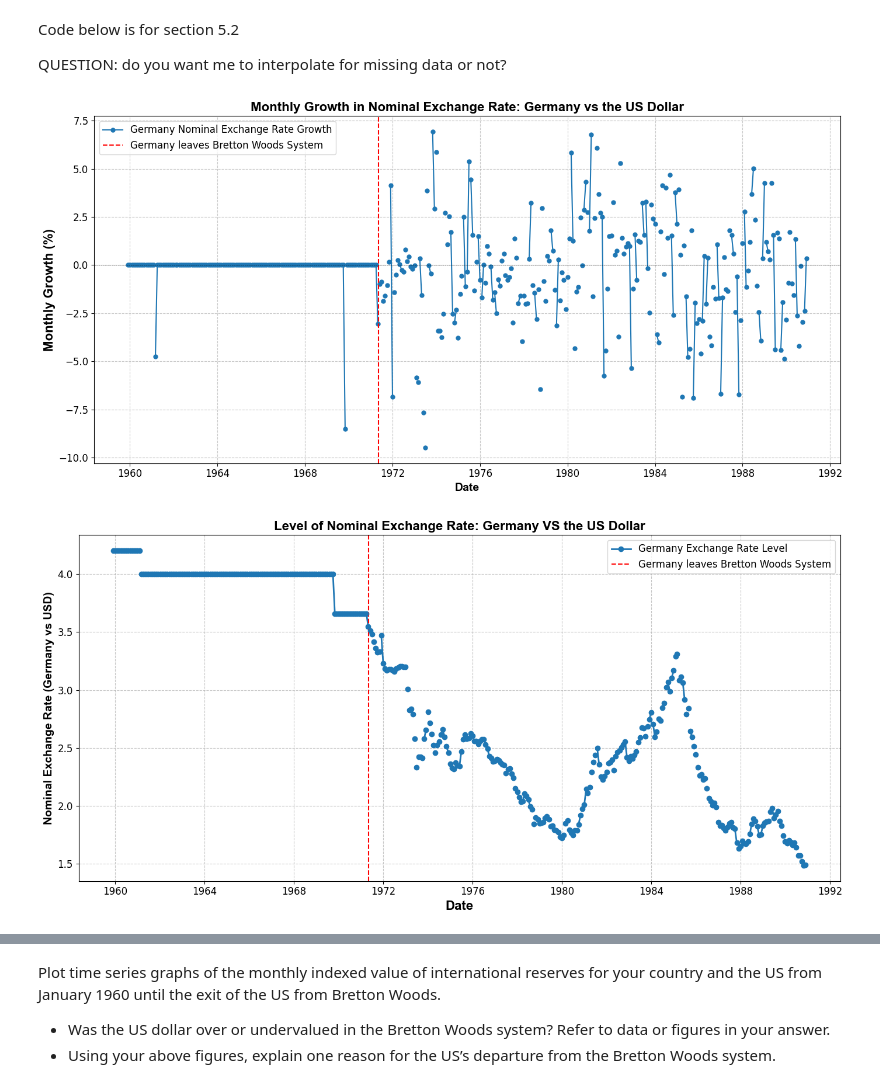
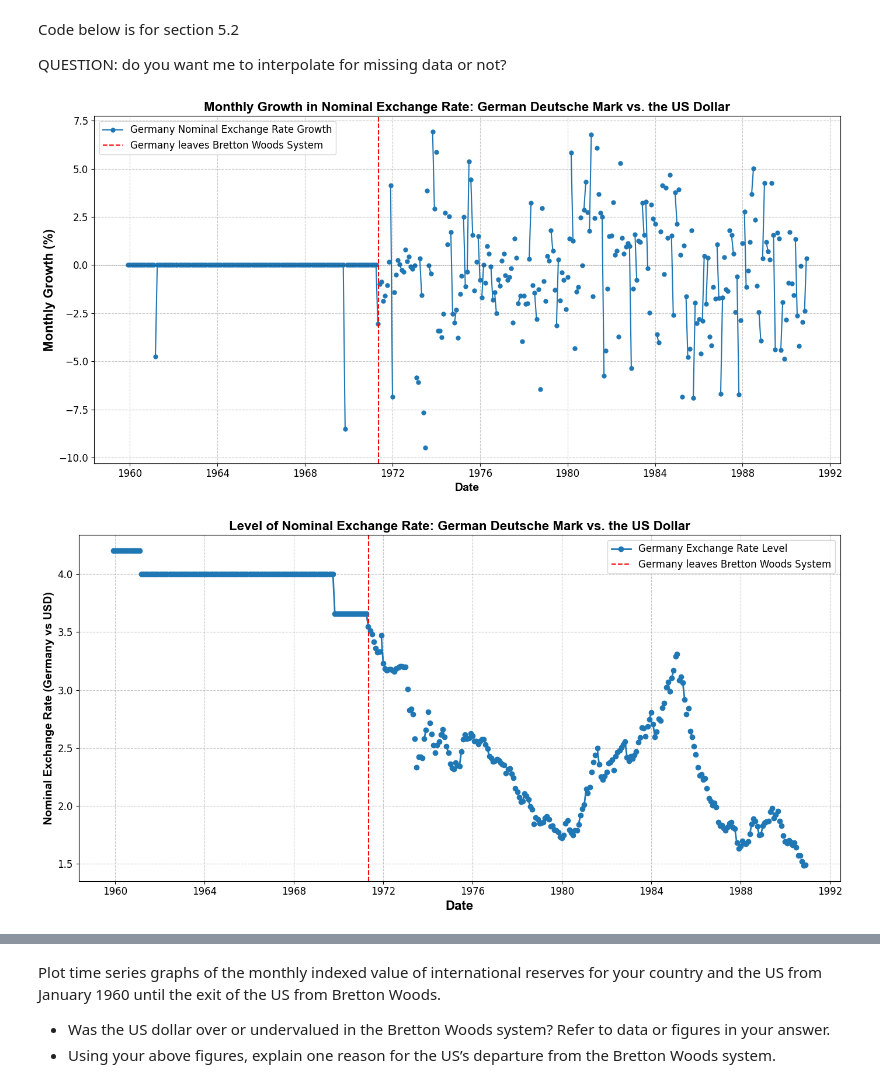
Before and after one commit to thoomkuzhymatthew/EC1B1_group28, a Jupyter notebook: code/Section_5.ipynb, the cells around one changed output, grey strips where cells are left out. Saved outputs shown, nothing was run; the diff lists cells and outputs as text; code cells hidden in the pictures.

```diff
--- a/code/Section_5.ipynb
+++ b/code/Section_5.ipynb
@@ -23,7 +23,7 @@ plt.axhline(y=0, color="black", linestyle="--", linewidth=0.5)
 plt.axvline(pd.to_datetime("1971-05-10"), color="red", linestyle="--", linewidth=1.5, label="Germany leaves Bretton Woods System")
 plt.xlabel("Date", fontsize=14, fontweight='bold', family='Arial')
 plt.ylabel("Monthly Growth (%)", fontsize=16, fontweight='bold', family='Arial')
-plt.title("Monthly Growth in Nominal Exchange Rate: Germany vs the US Dollar", fontsize=16, fontweight='bold', family='Arial')
+plt.title("Monthly Growth in Nominal Exchange Rate: German Deutsche Mark vs. the US Dollar", fontsize=16, fontweight='bold', family='Arial')
 plt.grid(True, linestyle="--", alpha=0.7)
 plt.legend(fontsize=12, loc='upper left')
 plt.tick_params(axis='both', labelsize=12)
@@ -37,7 +37,7 @@ plt.scatter(df["Time"], df[nominal_exchange_rate_column], color="#1f77b4", s=25,
 plt.axvline(pd.to_datetime("1971-05-10"), color="red", linestyle="--", linewidth=1.5, label="Germany leaves Bretton Woods System")
 plt.xlabel("Date", fontsize=16, fontweight='bold', family='Arial')
 plt.ylabel("Nominal Exchange Rate (Germany vs USD)", fontsize=14, fontweight='bold', family='Arial')
-plt.title("Level of Nominal Exchange Rate: Germany VS the US Dollar", fontsize=16, fontweight='bold', family='Arial')
+plt.title("Level of Nominal Exchange Rate: German Deutsche Mark vs. the US Dollar", fontsize=16, fontweight='bold', family='Arial')
 plt.grid(True, linestyle="--", alpha=0.7)
 plt.legend(fontsize=12)
 plt.tick_params(axis='both', labelsize=12)
@@ -46,34 +46,35 @@ plt.tight_layout()
 # Graph 3: Monthly Growth in Real Exchange Rate
 germany_real_growth_column = "German Real EX Rate Growth"
 plt.figure(figsize=(14, 7))
 plt.plot(df["Time"], df[germany_real_growth_column], label="Germany Real Exchange Rate Growth", color="#1f77b4", linewidth=2 , marker="o")
 plt.scatter(df["Time"], df[germany_real_growth_column], color="#1f77b4", s=25, zorder=5, marker="o")
 plt.axhline(y=0, color="black", linestyle="--", linewidth=0.8)
 plt.axvline(pd.to_datetime("1971-05-10"), color="red", linestyle="--", linewidth=1.5, label="Germany leaves Bretton Woods System")
 plt.xlabel("Date", fontsize=14, fontweight='bold', family='Arial')
 plt.ylabel("Monthly Growth (%)", fontsize=16, fontweight='bold', family='Arial')
-plt.title("Monthly Growth in Real Exchange Rate: Germany vs the US Dollar", fontsize=16, fontweight='bold', family='Arial')
+plt.title("Monthly Growth in Real Exchange Rate: German Deutsche Mark vs. the US Dollar", fontsize=16, fontweight='bold', family='Arial')
 plt.grid(True, linestyle="--", alpha=0.7)
 plt.legend(fontsize=12, loc='upper left')
 plt.tick_params(axis='both', labelsize=12)
 plt.tight_layout()
+
 
 # Graph 4: Real Exchange Rate Index
 real_exchange_rate_index_column = "German Real EX Rate Index"
 plt.figure(figsize=(14, 7))
 plt.plot(df["Time"], df[real_exchange_rate_index_column], label="Germany Real Exchange Rate Index", color="#1f77b4", linewidth=2, marker="o")
 plt.scatter(df["Time"], df[real_exchange_rate_index_column], color="#1f77b4", s=25, zorder=5)
 plt.axvline(pd.to_datetime("1971-05-10"), color="red", linestyle="--", linewidth=1.5, label="Germany leaves Bretton Woods System")
 plt.xlabel("Date", fontsize=14, fontweight='bold', family='Arial')
 plt.ylabel("Real Exchange Rate Index (Germany vs USD)", fontsize=16, fontweight='bold', family='Arial')
-plt.title("Real Exchange Rate Index: Germany vs the US Dollar", fontsize=16, fontweight='bold', family='Arial')
+plt.title("Real Exchange Rate Index: German Deutsche Mark vs. the US Dollar", fontsize=16, fontweight='bold', family='Arial')
 plt.grid(True, linestyle="--", alpha=0.7)
 plt.legend(fontsize=12, loc='upper left')
 plt.tick_params(axis='both', labelsize=12)
 plt.tight_layout()
 
 # Show all plots
 plt.show()
 # %% [output]
-[figure, old version]
+[figure, new version]
-[figure, old version]
+[figure, new version]
```
Also changed, not shown: parts of 1 cell of this notebook.
